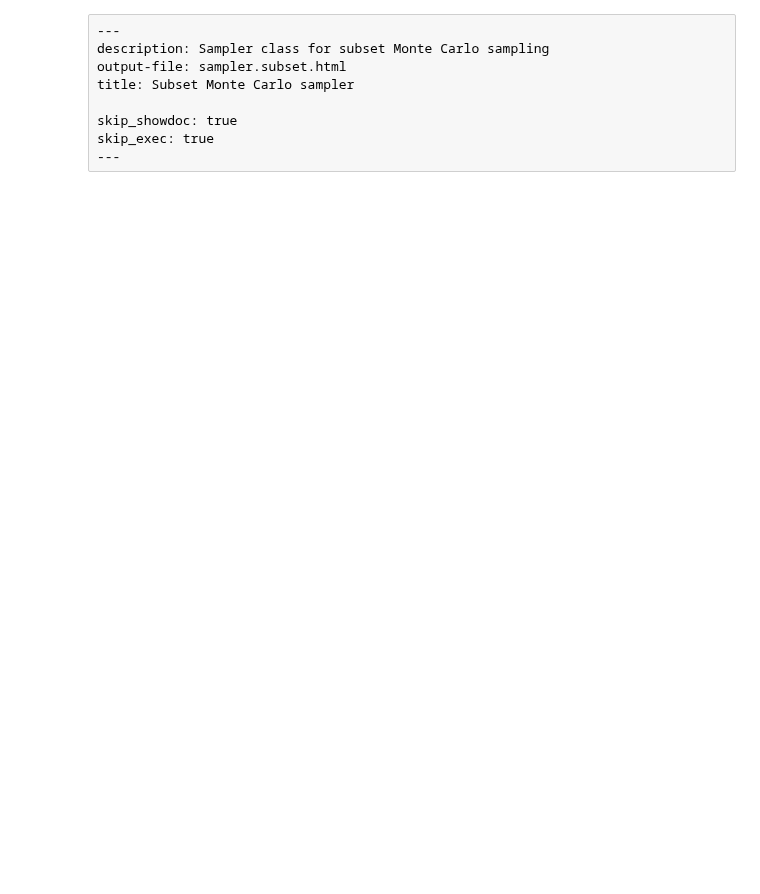
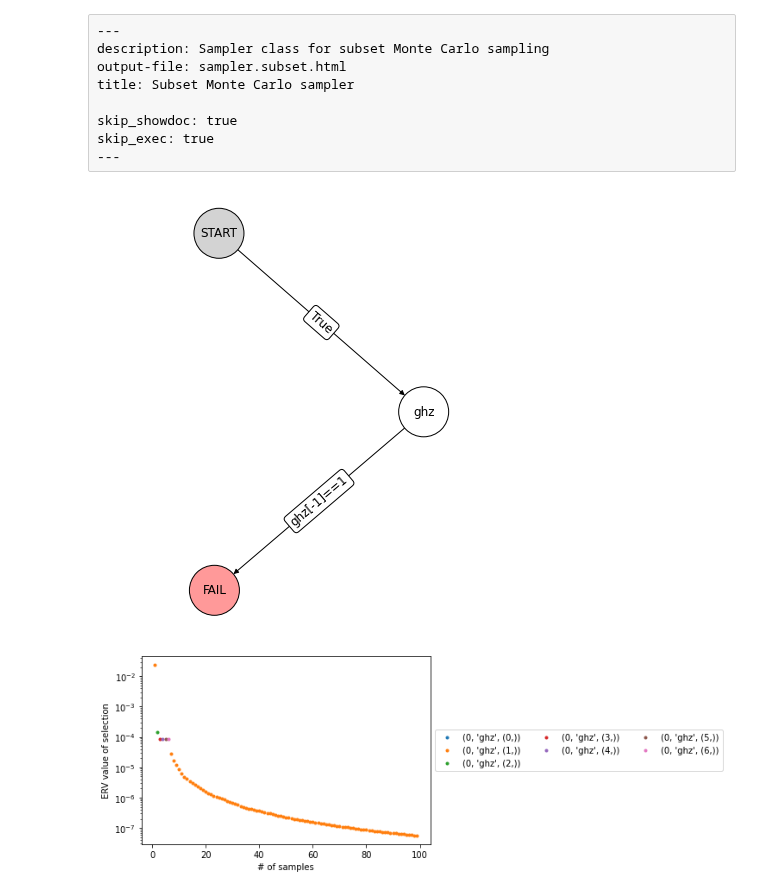
Before and after one commit to dpwinter/qsample, a Jupyter notebook: 06d_sampler.subset.ipynb, the cells around one changed output. Drawn from its saved outputs; the diff is of its cells as text; code cells hidden in the pictures; blank space fills up the shorter version.

Commit message:
fixed erv callback

```diff
--- a/06d_sampler.subset.ipynb
+++ b/06d_sampler.subset.ipynb
@@ -152,3 +152,19 @@ class SubsetSamplerERV(SubsetSampler):
         locgrps = self.protocol_groups[circuit.id]
         flocs = self.err_model.choose_w(locgrps, subset)
         return {'subset': subset, 'flocs': flocs, 'erv': erv}
+# %%
+from qsample.examples import ghz1
+from qsample.noise import E1
+import qsample.callbacks as cb
+from qsample.sim.stabilizer import StabilizerSimulator as CHP
+import numpy as np
+
+sample_range = np.logspace(-3,0,5)
+pmax = {'q': 0.004}
+err_probs = {'q': sample_range}
+sam = SubsetSamplerERV(ghz1, CHP,  pmax=pmax, err_probs=err_probs, err_model=E1)
+
+sam.run(100, [cb.ErvPerSample()])
+# %% [output]
+[figure, added]
+[figure, added]
```
Also changed, not shown: parts of 2 cells of this notebook, 7 other files.
